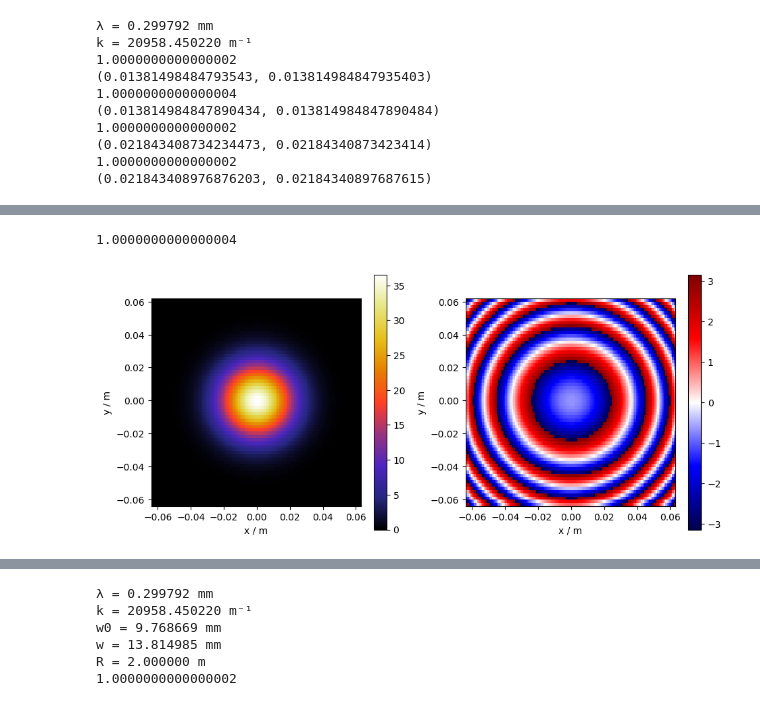
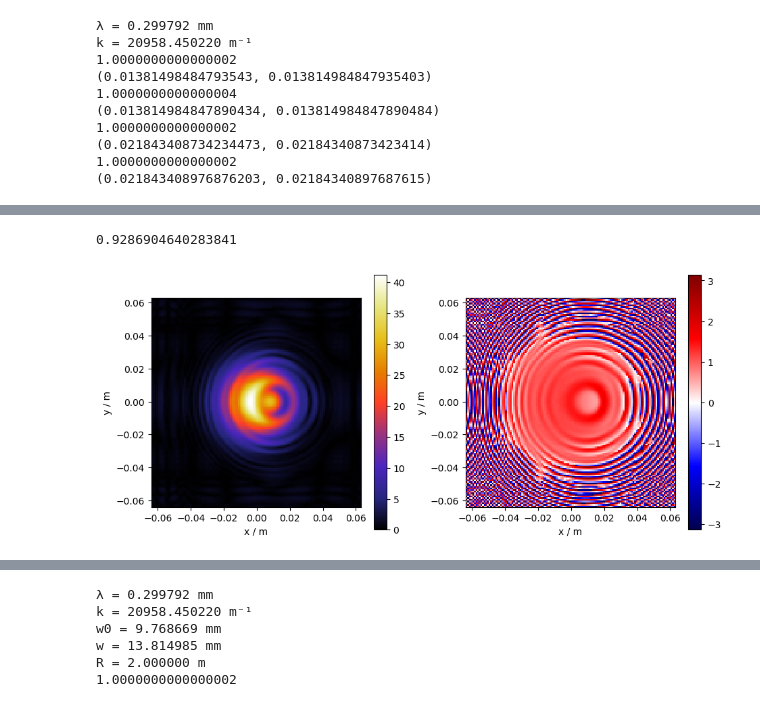
Before and after one commit to lehnertu/fobt, a Jupyter notebook: TestGaussianBeam.ipynb, the cells around one changed output, grey strips where cells are left out. Cells and saved outputs as stored; diff of their text form; code cells hidden in the pictures.

Commit message:
implemented crop() and bugfix FarFieldProp mirror image

```diff
--- a/TestGaussianBeam.ipynb
+++ b/TestGaussianBeam.ipynb
@@ -177,3 +215,15 @@ k = 20958.450220 m⁻¹
 (0.021843408976695365, 0.02184340897669537)
 1.0000000000000002
 (0.02184340897674412, 0.02184340897674418)
+# %%
+w0=0.02
+hb = SingleComponentBeam.GaussianBeamWaist(f, 128, 128, 0.001, 0.001, w0, w0)
+
+R=0.005
+for ix in range(hb.nx):
+    for iy in range(hb.ny):
+        if pow(hb.x(ix)-0.01,2)+pow(hb.y(iy),2)<pow(R,2):
+            hb.A[ix][iy] = 0.0
+
+hb.plot()
+plt.show()
@@ -180,9 +234,8 @@ k = 20958.450220 m⁻¹
 # %%
-propagated = gbw.NearFieldProp(1.0)
-p2 = propagated.NearFieldProp(1.0)
-print(p2.TotalPower())
-p2.plot()
+p = hb.NearFieldProp(0.5)
+print(p.TotalPower())
+p.plot()
 plt.show()
 # %% [output]
-1.0000000000000004
+0.9286904640283841
-[figure, old version]
+[figure, new version]
```
Also changed, not shown: parts of 13 cells of this notebook, 2 other files.
